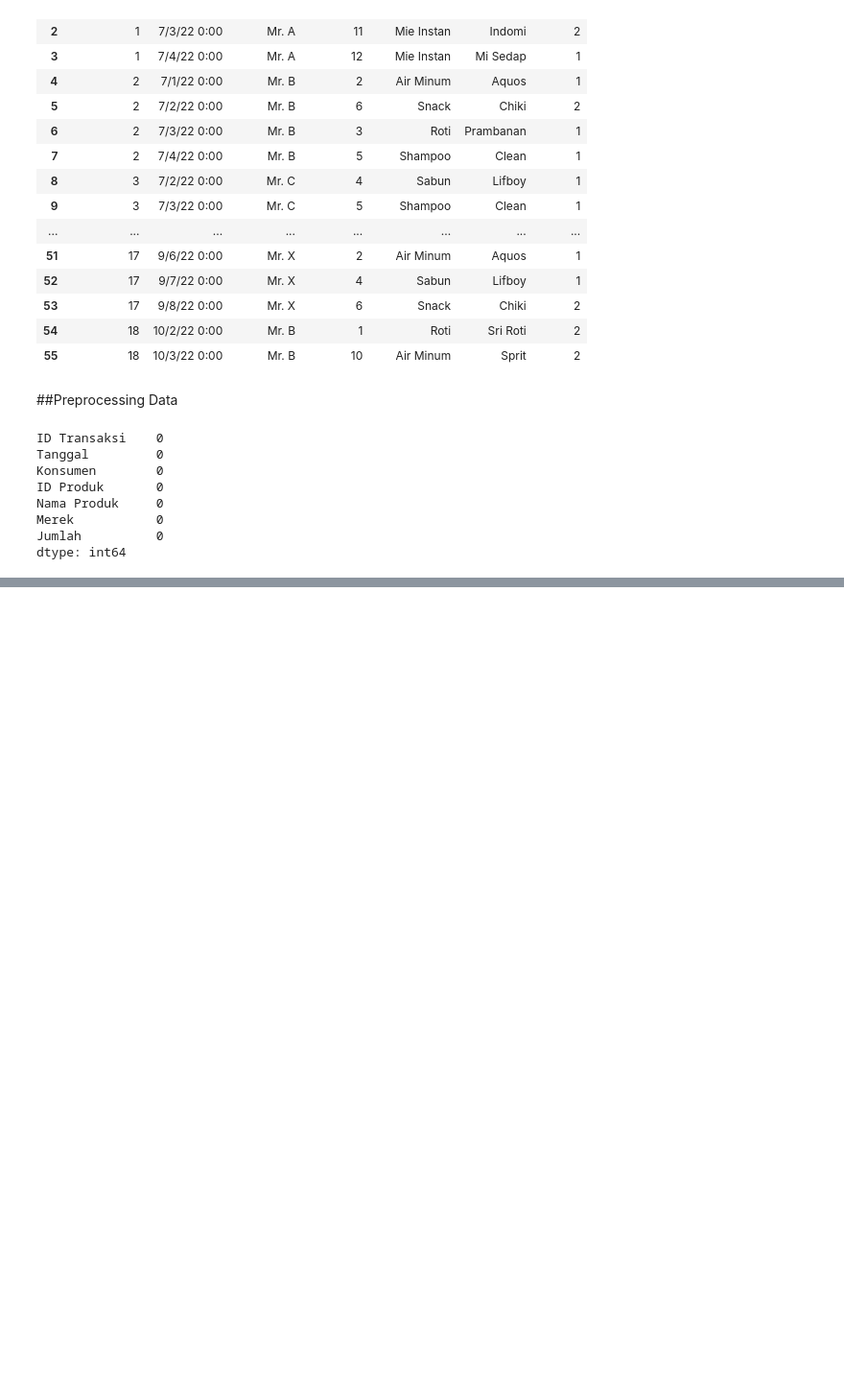
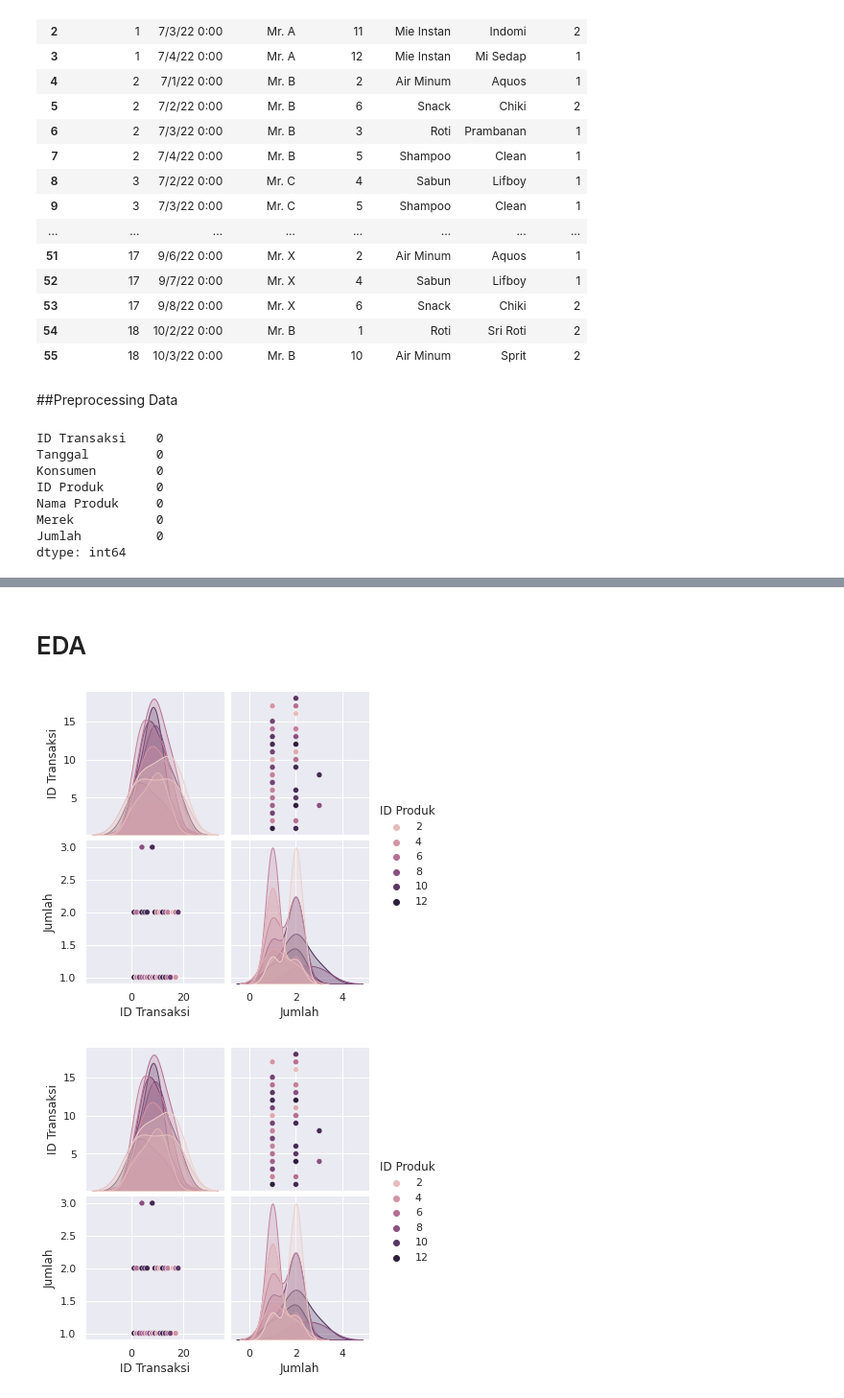
Before and after one commit to yogaap113/Case-Study-03-Data-Mining-UIN-Ganjil-2022-Kelompok-1, a Jupyter notebook: Case_Study_03_Data_Mining_UIN_Ganjil_2022_Kelompok_1.ipynb, the cells around one changed output, grey strips where cells are left out. Shown: that part at 96% size. Saved outputs shown, nothing was run; the diff lists cells and outputs as text; code cells hidden in the pictures; blank space fills up the shorter version.

```diff
--- a/Case_Study_03_Data_Mining_UIN_Ganjil_2022_Kelompok_1.ipynb
+++ b/Case_Study_03_Data_Mining_UIN_Ganjil_2022_Kelompok_1.ipynb
@@ -99,0 +117,7 @@ ax.set_xlabel(' ')
+# %% [markdown]
+# EDA
+# %%
+g = sns.pairplot(df, hue="ID Produk")
+# %% [output]
+[figure, added]
+[figure, added]
```
Also changed, not shown: parts of 8 cells of this notebook.
